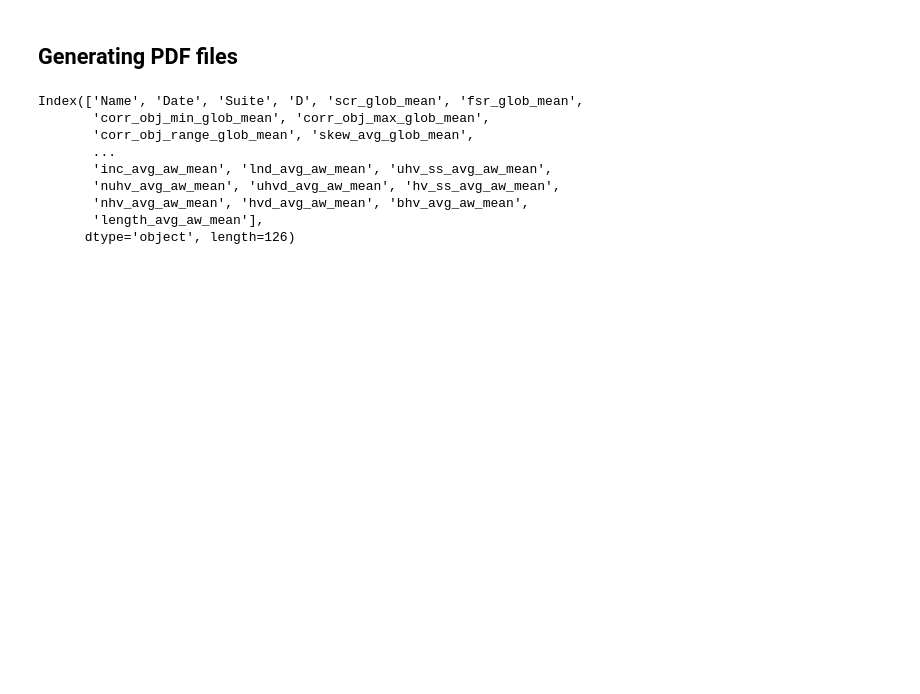
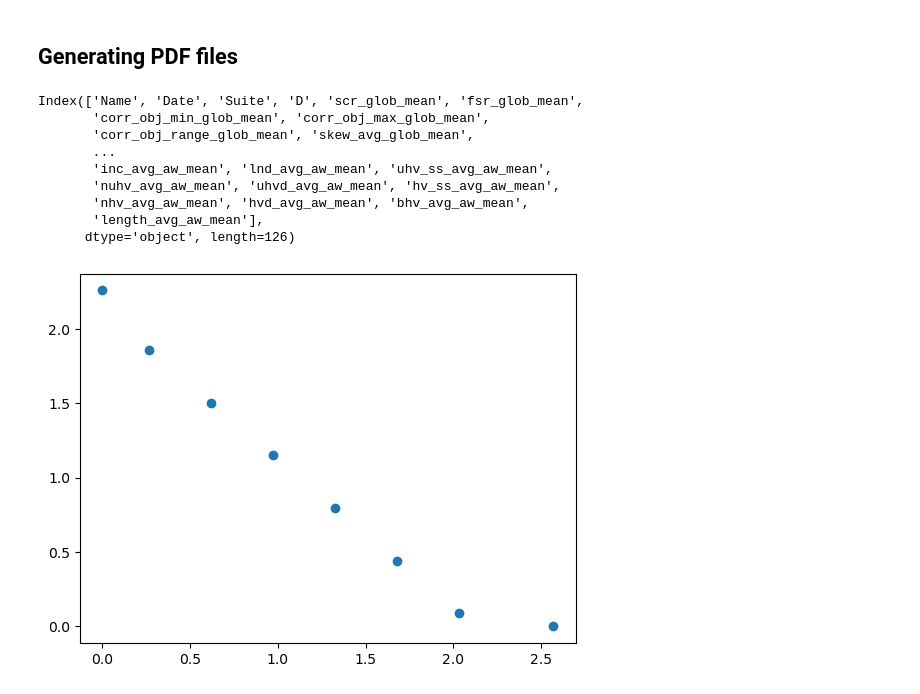
Before and after one commit to richardlovesspaceengineering/rrut_thesis_code, a Jupyter notebook: ISA-CMOP_Python/thesis_notebook.ipynb, the cells around one changed output. Cells and saved outputs as stored; diff of their text form; code cells hidden in the pictures; blank space fills up the shorter version.

```diff
--- a/ISA-CMOP_Python/thesis_notebook.ipynb
+++ b/ISA-CMOP_Python/thesis_notebook.ipynb
@@ -332,3 +332,18 @@ Index(['Name', 'Date', 'Suite', 'D', 'scr_glob_mean', 'fsr_glob_mean',
       dtype='object', length=126)
 # %%
 dashboard.generate_features_results_pdf_across_suites()
+# %%
+import matplotlib.pyplot as plt
+import numpy as np
+
+pf = np.zeros((8, 2))
+pf[:, 0] = np.linspace(0, 1, 8)
+pf[:, 1] = 1 - pf[:, 0] ** 2
+pf += 0.5
+
+data = np.genfromtxt("cases/LIRCMOP_files/LIRCMOP12.pf", delimiter="")
+plt.scatter(data[::1, 0], data[::1, 1])
+plt.scatter(pf[::1, 0], pf[::1, 1])
+plt.show()
+# %% [output]
+[figure, added]
```
Also changed, not shown: 3 other files.
